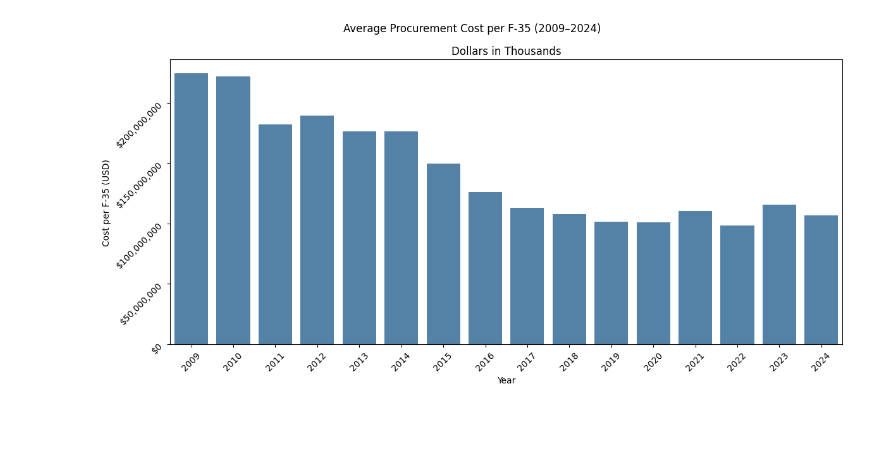
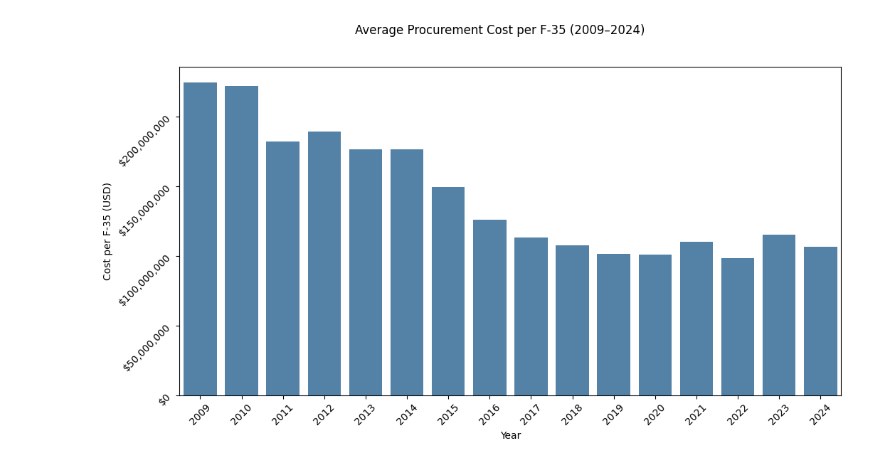
Before and after one commit to 30carterjack/defence-procurement-prices, a Jupyter notebook: main.ipynb, the cells around one changed output. Drawn from its saved outputs; the diff is of its cells as text; code cells hidden in the pictures; blank space fills up the shorter version.

Commit message:
[JC] f35-barplot-refactoring | removed unnecessary tuple creation for years, quants, amounts in favour of zipping when necessary

```diff
--- a/main.ipynb
+++ b/main.ipynb
@@ -69,7 +69,7 @@ def take_relevant_rows(dataframes: dict[int, pd.DataFrame]) -> dict[int, pd.Data
             continue
 
         f35_row = df.loc[
-            (df[bli_column_heading].str.lower() == "AH-64 Apache Block IIIA Reman".lower()) &
+            (df[bli_column_heading].str.lower() == "F-35".lower()) &
             (df["Cost Type Title"].str.lower() == "weapon system cost".lower())
         ]
 
@@ -174,29 +143,26 @@ import matplotlib.pyplot as plt
 # %%
-def basic_per_f35_barplot(records: list[tuple[int, int, int]]):
+def basic_per_f35_barplot():
     df = pd.DataFrame({
-        "Year": list(range(2009,2025)),
+        "Year": years,
         "Quantity": quants,
         "Amount": amounts,
         "UnitCost": [((amount / quant) * 1000) for amount, quant in zip(amounts, quants)]
     })
-    plt.figure(figsize=(12,6))
+
+    plt.figure(figsize=(12, 6))
     sns.barplot(data=df, x="Year", y="UnitCost", color="steelblue")
 
     plt.suptitle("Average Procurement Cost per F-35 (2009–2024)")
-    plt.title("Dollars in Thousands")
 
     plt.ylabel("Cost per F-35 (USD)")
     plt.xlabel("Year")
     plt.yticks(rotation=45)
     plt.xticks(rotation=45)
 
-    # Format y-axis as dollars
-    import matplotlib.ticker as ticker
-    plt.gca().yaxis.set_major_formatter(ticker.FuncFormatter(lambda x, _: f'${x:,.0f}'))
+    plt.gca().yaxis.set_major_formatter(ticker.StrMethodFormatter('${x:,.0f}'))
 
-    plt.tight_layout()
     plt.show()
 
-basic_per_f35_barplot(records)
+basic_per_f35_barplot()
 # %% [output]
-[figure, old version]
+[figure, new version]
```
Also changed, not shown: parts of 5 cells of this notebook.
